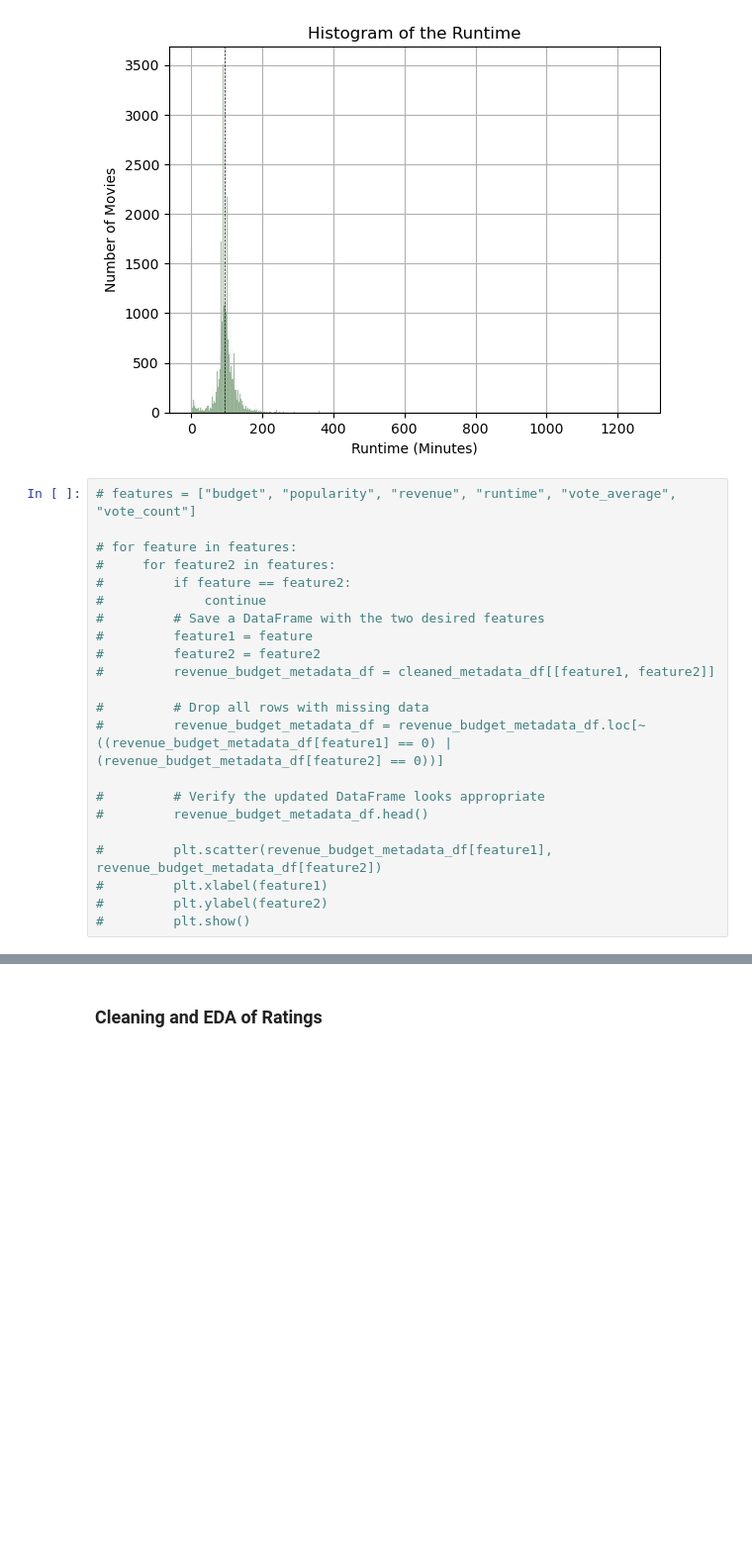
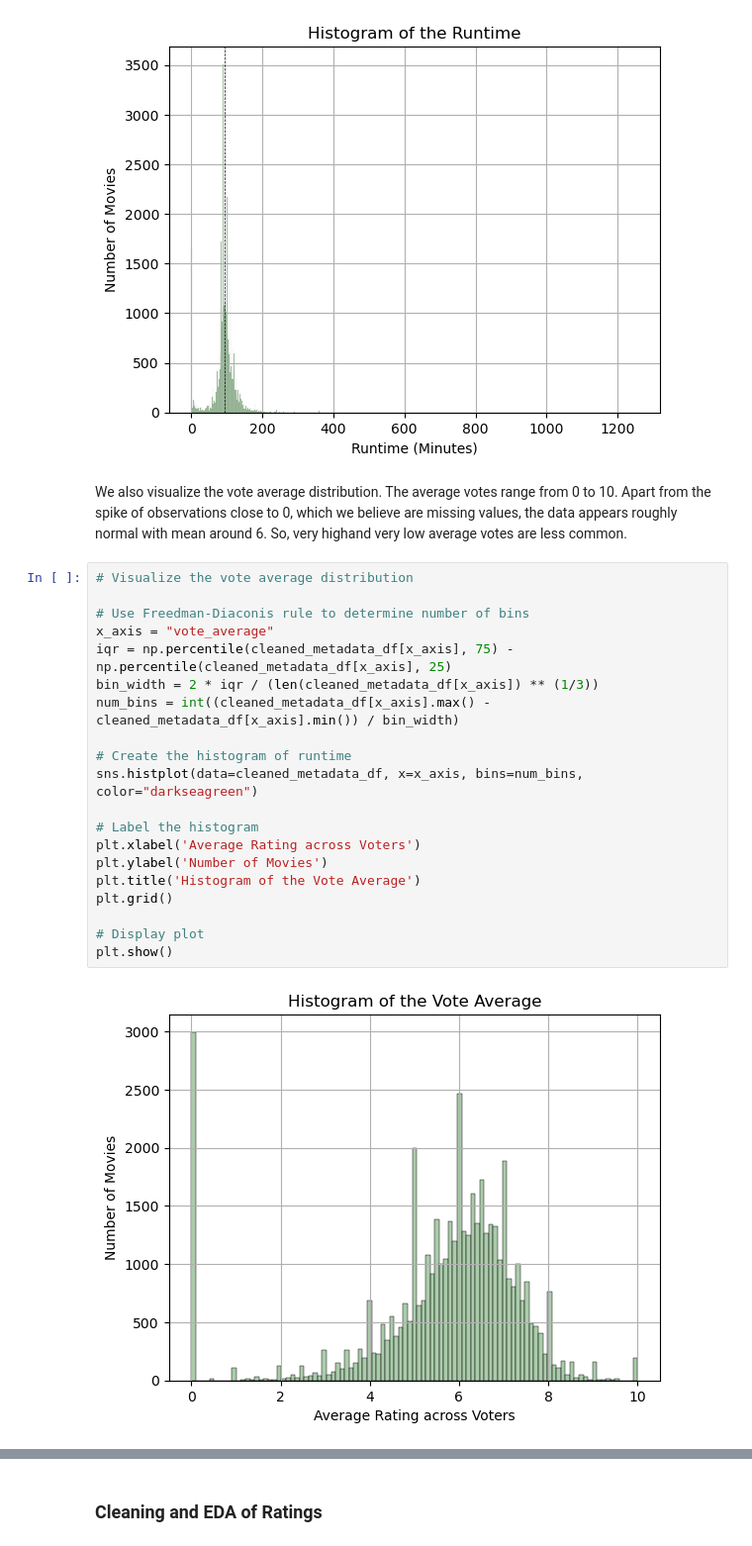
Before and after one commit to BrentMRPalmer/CSI4142-A4, a Jupyter notebook: UnsupervisedLearning.ipynb, the cells around one changed output, grey strips where cells are left out. Shown: that part at 99% size. Cells and saved outputs as stored; diff of their text form; blank space fills up the shorter version.

```diff
--- a/UnsupervisedLearning.ipynb
+++ b/UnsupervisedLearning.ipynb
@@ -856,25 +864,27 @@ plt.axvline(cleaned_metadata_df[x_axis].median(), color='k', linestyle='dashed',
 plt.show()
 # %% [output]
 [figure]
-# %%
-# features = ["budget", "popularity", "revenue", "runtime", "vote_average", "vote_count"]
-
-# for feature in features:
-#     for feature2 in features:
-#         if feature == feature2:
-#             continue
-#         # Save a DataFrame with the two desired features
-#         feature1 = feature
-#         feature2 = feature2
-#         revenue_budget_metadata_df = cleaned_metadata_df[[feature1, feature2]]
-
-#         # Drop all rows with missing data
-#         revenue_budget_metadata_df = revenue_budget_metadata_df.loc[~((revenue_budget_metadata_df[feature1] == 0) | (revenue_budget_metadata_df[feature2] == 0))]
-
-#         # Verify the updated DataFrame looks appropriate
-#         revenue_budget_metadata_df.head()
-
-#         plt.scatter(revenue_budget_metadata_df[feature1], revenue_budget_metadata_df[feature2])
-#         plt.xlabel(feature1)
-#         plt.ylabel(feature2)
-#         plt.show()
+# %% [markdown]
+We also visualize the vote average distribution. The average votes range from 0 to 10. Apart from the spike of observations close to 0, which we believe are missing values, the data appears roughly normal with mean around 6. So, very highand very low average votes are less common.
+# %%
+# Visualize the vote average distribution
+
+# Use Freedman-Diaconis rule to determine number of bins
+x_axis = "vote_average"
+iqr = np.percentile(cleaned_metadata_df[x_axis], 75) - np.percentile(cleaned_metadata_df[x_axis], 25)
+bin_width = 2 * iqr / (len(cleaned_metadata_df[x_axis]) ** (1/3))
+num_bins = int((cleaned_metadata_df[x_axis].max() - cleaned_metadata_df[x_axis].min()) / bin_width)
+
+# Create the histogram of runtime
+sns.histplot(data=cleaned_metadata_df, x=x_axis, bins=num_bins, color="darkseagreen")
+
+# Label the histogram
+plt.xlabel('Average Rating across Voters')
+plt.ylabel('Number of Movies')
+plt.title('Histogram of the Vote Average')
+plt.grid()
+
+# Display plot
+plt.show()
+# %% [output]
+[figure, added]
```
Also changed, not shown: parts of 57 cells of this notebook.
